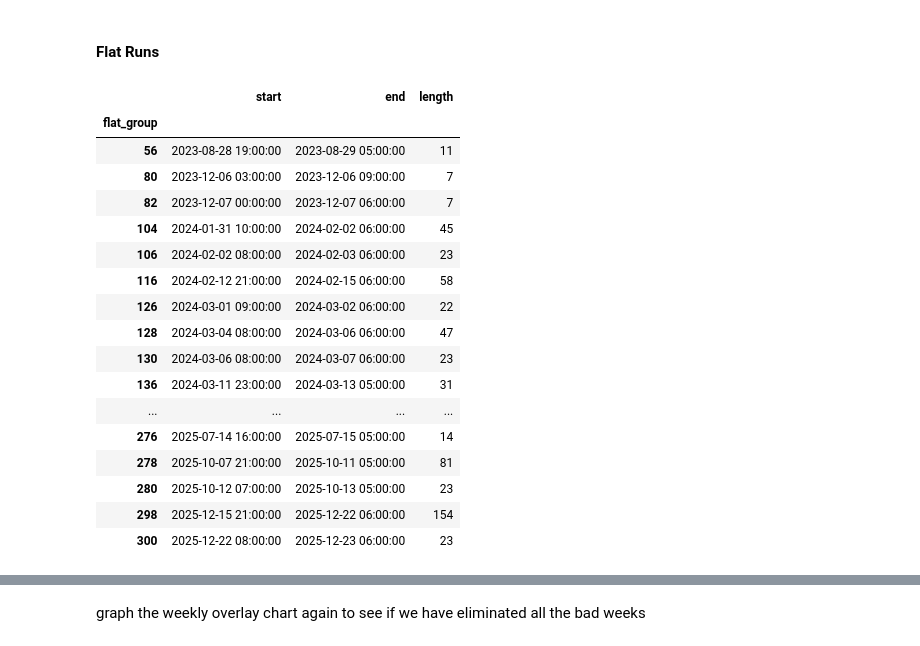
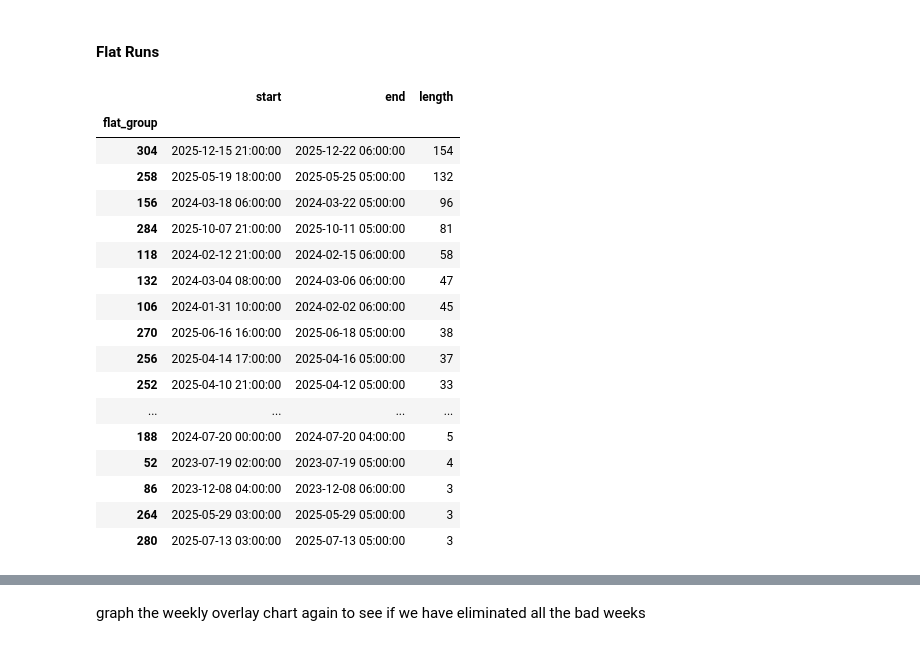
Before and after one commit to maxwellgriffith345/LoadForecast, a Jupyter notebook: notebooks/EDA.ipynb, the cells around one changed output, grey strips where cells are left out. Cells and saved outputs as stored; diff of their text form; code cells hidden in the pictures.

```diff
--- a/notebooks/EDA.ipynb
+++ b/notebooks/EDA.ipynb
@@ -78,3 +88,10 @@ df[df.isnull().any(axis = 1)]
 | 2024-02-21 05:00:00 | NaN | 11.711499 | 0 |
 | 2024-02-21 06:00:00 | NaN | 10.361500 | 0 |
 | 2024-07-10 06:00:00 | NaN | 21.661500 | 0 |
+# %%
+#fill forward the NAs we will handle flat demand runs in the next steps
+df.sort_index()
+df["Demand"] = df["Demand"].ffill()
+
+#check the nulls
+df[df.isnull().any(axis = 1)]
@@ -87,6 +107,6 @@ df.Demand.plot()
 #clearly there is an error the the data collection that we need to replace
 df["Demand"] = (df["Demand"]
     .mask(df["Demand"] == df["Demand"].max())
-    .interpolate(method="time")
+    .ffill()
 )
 # %%
@@ -188,15 +214,16 @@ suspicious_weeks.sort_values("start")
 #find weeks that have repeated values within the week but might not be completely bad
 #find partial flat runs where there is a long stretch without a difference in demand value
 # Flag any hour where demand barely changed from the previous hour
-df["diff"] = df["Demand"].diff().abs()
+dfFlat = df.copy()
+dfFlat["diff"] = dfFlat["Demand"].diff().abs()
 
 # Find runs of near-zero change (adjust threshold based on your typical hour-to-hour variation)
 flat_threshold = 5  # MW — tune this based on your data's normal volatility
-df["is_flat"] = df["diff"] < flat_threshold
+dfFlat["is_flat"] = dfFlat["diff"] < flat_threshold
 
 # Find consecutive flat runs of meaningful length
-df["flat_group"] = (df["is_flat"] != df["is_flat"].shift()).cumsum()
-flat_runs = (df[df["is_flat"]]
+dfFlat["flat_group"] = (dfFlat["is_flat"] != dfFlat["is_flat"].shift()).cumsum()
+flat_runs = (dfFlat[dfFlat["is_flat"]]
     .groupby("flat_group")
     .agg(start=("Demand", lambda x: x.index[0]),
          end=("Demand", lambda x: x.index[-1]),
@@ -204,25 +231,25 @@ flat_runs = (df[df["is_flat"]]
 )
 # %%
 # Only keep runs of meaningful length (e.g. 3+ consecutive flat hours)
-suspicious_runs = flat_runs[flat_runs["length"] >= 5].sort_values("start", ascending=True)
-suspicious_runs
+suspicious_runs = flat_runs[flat_runs["length"] >= 3].sort_values("start", ascending=True)
+suspicious_runs.sort_values("length", ascending = False)
 # %% [output]
 |  | start | end | length |
 | flat_group |  |  |  |
-| 56 | 2023-08-28 19:00:00 | 2023-08-29 05:00:00 | 11 |
-| 80 | 2023-12-06 03:00:00 | 2023-12-06 09:00:00 | 7 |
-| 82 | 2023-12-07 00:00:00 | 2023-12-07 06:00:00 | 7 |
-| 104 | 2024-01-31 10:00:00 | 2024-02-02 06:00:00 | 45 |
-| 106 | 2024-02-02 08:00:00 | 2024-02-03 06:00:00 | 23 |
-| 116 | 2024-02-12 21:00:00 | 2024-02-15 06:00:00 | 58 |
-| 126 | 2024-03-01 09:00:00 | 2024-03-02 06:00:00 | 22 |
-| 128 | 2024-03-04 08:00:00 | 2024-03-06 06:00:00 | 47 |
-| 130 | 2024-03-06 08:00:00 | 2024-03-07 06:00:00 | 23 |
-| 136 | 2024-03-11 23:00:00 | 2024-03-13 05:00:00 | 31 |
+| 304 | 2025-12-15 21:00:00 | 2025-12-22 06:00:00 | 154 |
+| 258 | 2025-05-19 18:00:00 | 2025-05-25 05:00:00 | 132 |
+| 156 | 2024-03-18 06:00:00 | 2024-03-22 05:00:00 | 96 |
+| 284 | 2025-10-07 21:00:00 | 2025-10-11 05:00:00 | 81 |
+| 118 | 2024-02-12 21:00:00 | 2024-02-15 06:00:00 | 58 |
+| 132 | 2024-03-04 08:00:00 | 2024-03-06 06:00:00 | 47 |
+| 106 | 2024-01-31 10:00:00 | 2024-02-02 06:00:00 | 45 |
+| 270 | 2025-06-16 16:00:00 | 2025-06-18 05:00:00 | 38 |
+| 256 | 2025-04-14 17:00:00 | 2025-04-16 05:00:00 | 37 |
+| 252 | 2025-04-10 21:00:00 | 2025-04-12 05:00:00 | 33 |
 | ... | ... | ... | ... |
-| 276 | 2025-07-14 16:00:00 | 2025-07-15 05:00:00 | 14 |
-| 278 | 2025-10-07 21:00:00 | 2025-10-11 05:00:00 | 81 |
-| 280 | 2025-10-12 07:00:00 | 2025-10-13 05:00:00 | 23 |
-| 298 | 2025-12-15 21:00:00 | 2025-12-22 06:00:00 | 154 |
-| 300 | 2025-12-22 08:00:00 | 2025-12-23 06:00:00 | 23 |
+| 188 | 2024-07-20 00:00:00 | 2024-07-20 04:00:00 | 5 |
+| 52 | 2023-07-19 02:00:00 | 2023-07-19 05:00:00 | 4 |
+| 86 | 2023-12-08 04:00:00 | 2023-12-08 06:00:00 | 3 |
+| 264 | 2025-05-29 03:00:00 | 2025-05-29 05:00:00 | 3 |
+| 280 | 2025-07-13 03:00:00 | 2025-07-13 05:00:00 | 3 |
 # %% [markdown]
```
Also changed, not shown: parts of 35 cells of this notebook.
